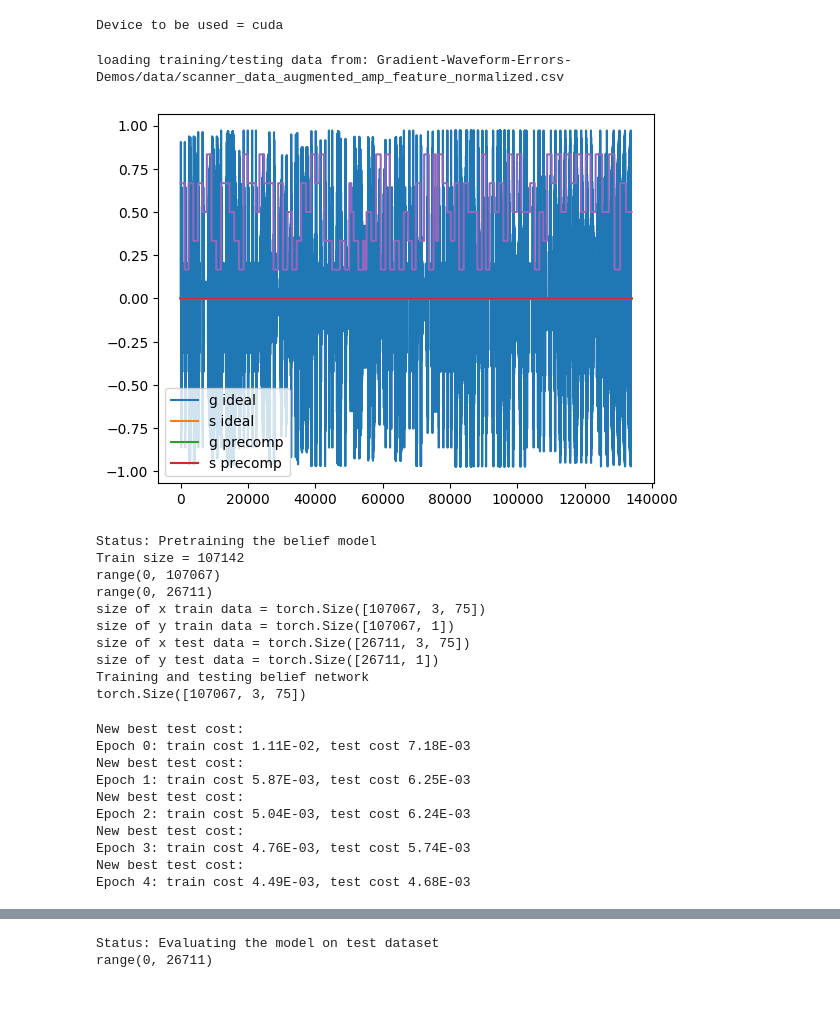
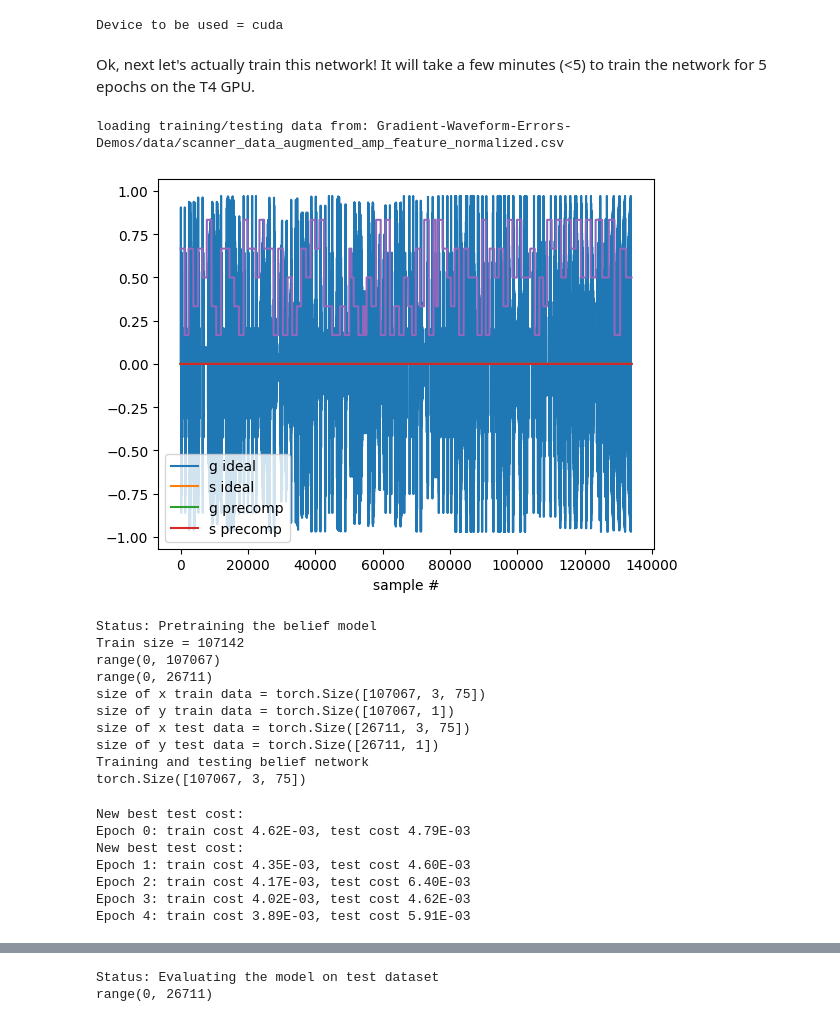
Before and after one commit to jonbmartin/Gradient-Waveform-Errors-Demos, a Jupyter notebook: Ex3_Neural_Network.ipynb, the cells around one changed output, grey strips where cells are left out. Cells and saved outputs as stored; diff of their text form; code cells hidden in the pictures.

```diff
--- a/Ex3_Neural_Network.ipynb
+++ b/Ex3_Neural_Network.ipynb
@@ -87,6 +87,8 @@ belief_training_buffer = BeliefWindowBuffer(obs_space, act_space,
                                     buffer_length=int(50_000))
 # %% [output]
 Device to be used = cuda
+# %% [markdown]
+Ok, next let's actually train this network! It will take a few minutes (<5) to train the network for 5 epochs on the T4 GPU.
 # %%
 # Loading the NORMALIZED data with feature scale
 print('loading training/testing data from: '+ file)
@@ -99,6 +101,7 @@ max_scale_mt_m = 275 # [mT/m], the normalizing max amplitude
 
 plt.plot(collected_observations)
 plt.legend(['g ideal', 's ideal', 'g precomp', 's precomp'])
+plt.xlabel('sample #')
 plt.show()
 
 data_normalized_flag = True
@@ -116,34 +119,34 @@ X_train, y_train = create_dataset(X_train, y_train, window_size=window_size, pre
                                   pct_data_to_keep=1, return_traj_y=return_traj_y)
 X_test, y_test = create_dataset(X_test, y_test, window_size=window_size, predict_point=predict_point,
                                 predict_single_timepoint=True,
                                 pct_data_to_keep=1, return_traj_y=return_traj_y)
 
 X_train = X_train.transpose(1, 2)
 X_test = X_test.transpose(1, 2)
 
 # should be: [number of examples, data dimension, timeseries length]
 print(f'size of x train data = {X_train.size()}')
 print(f'size of y train data = {y_train.size()}')
 print(f'size of x test data = {X_test.size()}')
 print(f'size of y test data = {y_test.size()}')
 
 optimizer = optim.Adam(belief_model.parameters(),betas=(beta1, beta2), eps=eps,
                         lr=lr, weight_decay=weight_decay)
 loss_fn = nn.L1Loss()
 
 X_train = X_train.to(device)
 y_train = y_train.to(device)
 loader = torch_data.DataLoader(torch_data.TensorDataset(X_train, y_train), shuffle=True, batch_size=batch_size)
 
 belief_model, test_cost, best_params = train_and_test_belief_network(n_epochs, belief_model, loss_fn, optimizer, loader,
                                         X_train, X_test, y_train, y_test, device=device)
 
 # a little cleanup
 del X_train, X_test, y_train, y_test, loader
 torch.cuda.empty_cache()
 # %% [output]
 loading training/testing data from: Gradient-Waveform-Errors-Demos/data/scanner_data_augmented_amp_feature_normalized.csv
-[figure, old version]
+[figure, new version]
 Status: Pretraining the belief model
 Train size = 107142
 range(0, 107067)
@@ -155,12 +158,9 @@ size of y test data = torch.Size([26711, 1])
 Training and testing belief network
 torch.Size([107067, 3, 75])
 New best test cost:
-Epoch 0: train cost 1.11E-02, test cost 7.18E-03
+Epoch 0: train cost 4.62E-03, test cost 4.79E-03
 New best test cost:
-Epoch 1: train cost 5.87E-03, test cost 6.25E-03
-New best test cost:
-Epoch 2: train cost 5.04E-03, test cost 6.24E-03
-New best test cost:
-Epoch 3: train cost 4.76E-03, test cost 5.74E-03
-New best test cost:
-Epoch 4: train cost 4.49E-03, test cost 4.68E-03
+Epoch 1: train cost 4.35E-03, test cost 4.60E-03
+Epoch 2: train cost 4.17E-03, test cost 6.40E-03
+Epoch 3: train cost 4.02E-03, test cost 4.62E-03
+Epoch 4: train cost 3.89E-03, test cost 5.91E-03
```
Also changed, not shown: parts of 3 cells of this notebook.
